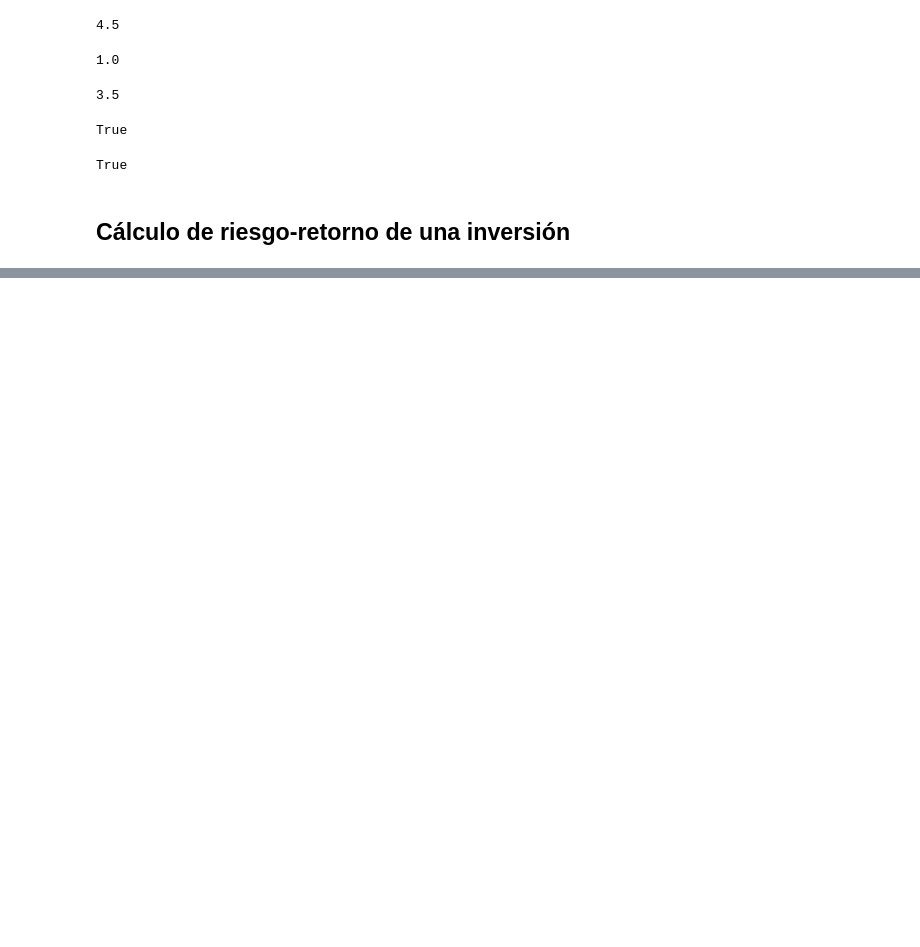
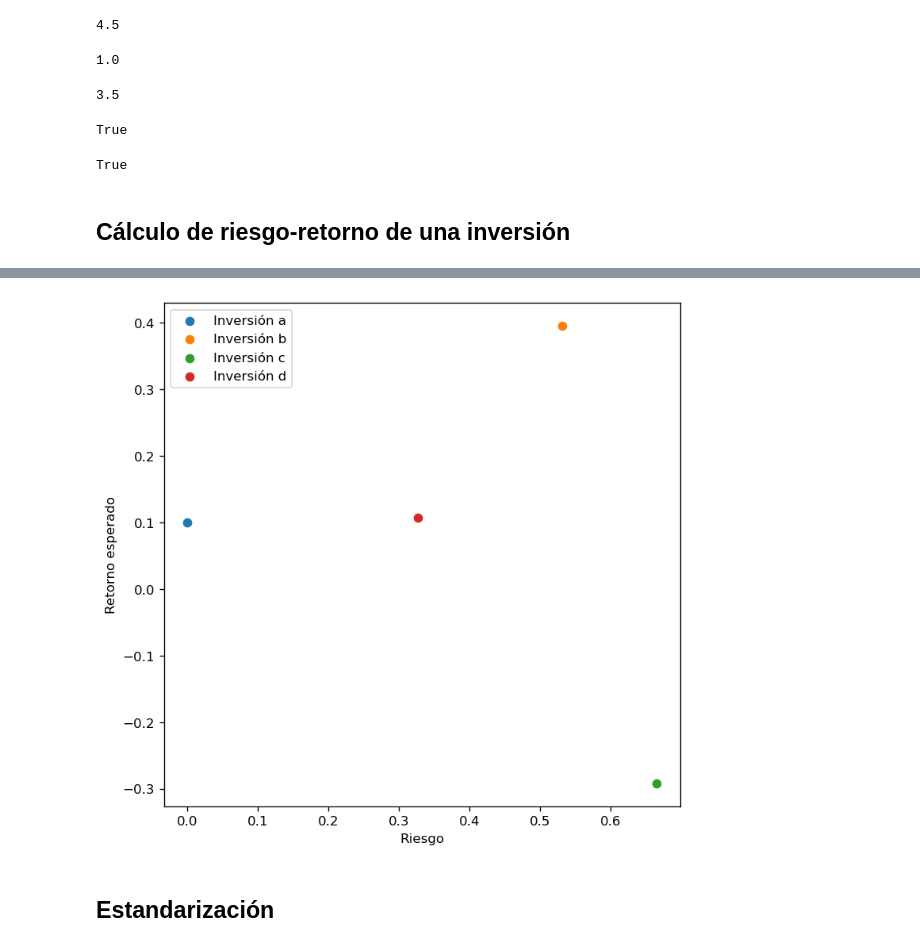
Before and after one commit to chris-mlvz/cursoAlgebraLinealVectores, a Jupyter notebook: desviacion_estandar_y_angulos.ipynb, the cells around one changed output, grey strips where cells are left out. Drawn from its saved outputs; the diff is of its cells as text; code cells hidden in the pictures; blank space fills up the shorter version.

Commit message:
inversiones, calculo de medias y desviaciones estandar

```diff
--- a/desviacion_estandar_y_angulos.ipynb
+++ b/desviacion_estandar_y_angulos.ipynb
@@ -62,0 +83,19 @@ True
+# %%
+I = np.array([a,b,c,d])
+# %%
+M = np.array([np.mean(x) for x in I])
+S = np.array([np.std(x) for x in I])
+# %%
+fig,ax  = plt.subplots(1,1,figsize=(7,7),dpi=120)
+ax.scatter(S[0],M[0],label='Inversión a')
+ax.scatter(S[1],M[1],label='Inversión b')
+ax.scatter(S[2],M[2],label='Inversión c')
+ax.scatter(S[3],M[3],label='Inversión d')
+ax.set_xlabel('Riesgo')
+ax.set_ylabel('Retorno esperado')
+ax.legend()
+plt.show()
+# %% [output]
+[figure, added]
+# %% [markdown]
+## Estandarización
```
Also changed, not shown: parts of 8 cells of this notebook.
